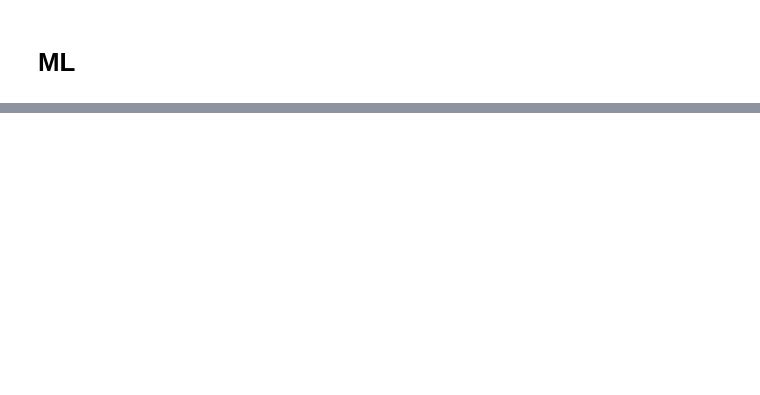
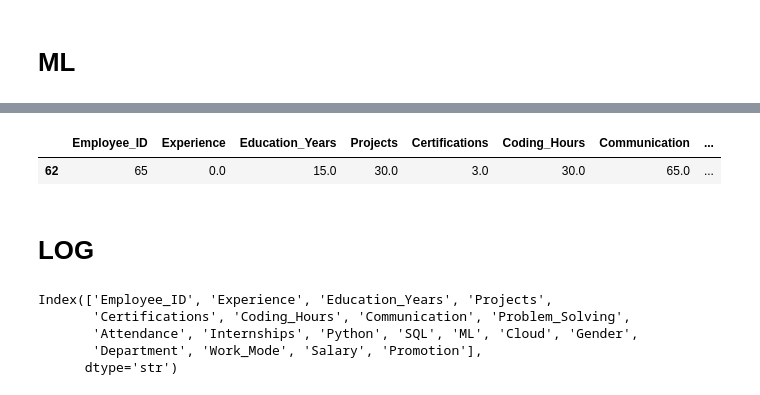
Before and after one commit to chaitanya7-s/Data-science-EDA-Feature-engineering-ML-model, a Jupyter notebook: Training_Testing.ipynb, the cells around one changed output, grey strips where cells are left out. Drawn from its saved outputs; the diff is of its cells as text; code cells hidden in the pictures; blank space fills up the shorter version.

```diff
--- a/Training_Testing.ipynb
+++ b/Training_Testing.ipynb
@@ -263,2 +319,11 @@ plt.show()
 # %% [markdown]
 # ML
+# %%
+from sklearn.preprocessing import LabelEncoder
+LE=LabelEncoder()
+# %%
+for i in data.columns:
+    if data[i].dtype=='str':
+        data[i]=LE.fit_transform(data[i])
+    else:
+        pass
@@ -264,0 +365,15 @@ plt.show()
+# %%
+data.sample()
+# %% [output]
+|  | Employee_ID | Experience | Education_Years | Projects | Certifications | Coding_Hours | Communication | ... |
+| 62 | 65 | 0.0 | 15.0 | 30.0 | 3.0 | 30.0 | 65.0 | ... |
+# %% [markdown]
+# LOG
+# %%
+data.columns
+# %% [output]
+Index(['Employee_ID', 'Experience', 'Education_Years', 'Projects',
+       'Certifications', 'Coding_Hours', 'Communication', 'Problem_Solving',
+       'Attendance', 'Internships', 'Python', 'SQL', 'ML', 'Cloud', 'Gender',
+       'Department', 'Work_Mode', 'Salary', 'Promotion'],
+      dtype='str')
```
Also changed, not shown: parts of 34 cells of this notebook, 3 other files.
